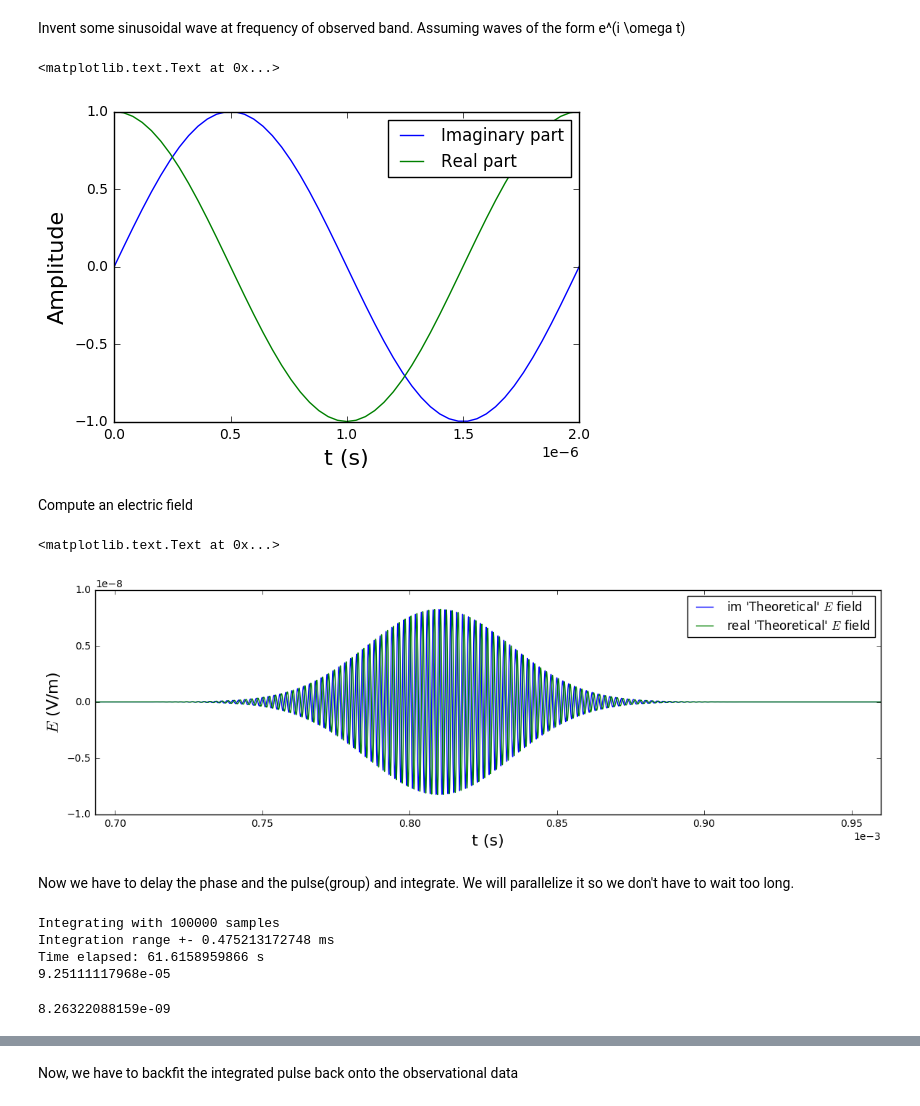
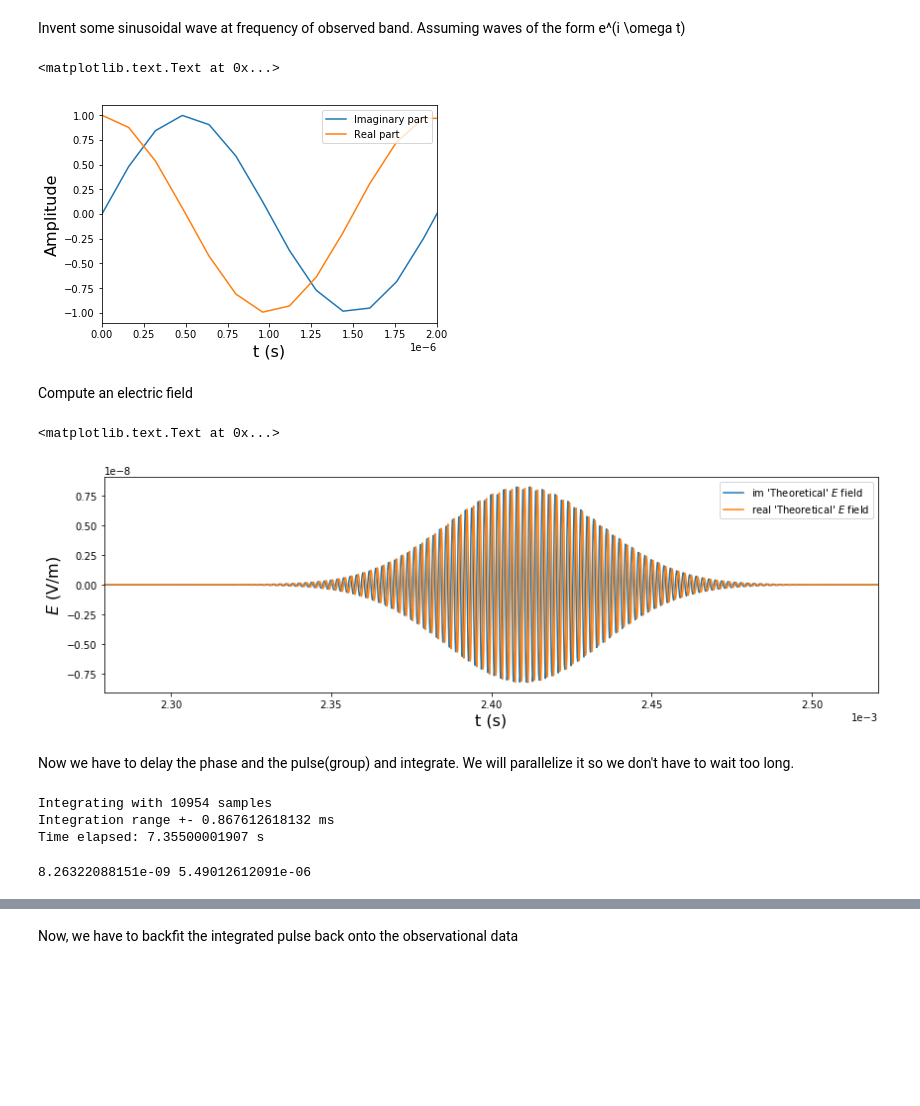
Before and after one commit to quantumfx/binary-lens, a Jupyter notebook: lens_simulation_gauss_pulse.ipynb, the cells around one changed output, grey strips where cells are left out. Drawn from its saved outputs; the diff is of its cells as text; code cells hidden in the pictures; blank space fills up the shorter version.

Commit message:
Added some integration calibration plot. Changing tau_str should work now

```diff
--- a/lens_simulation_gauss_pulse.ipynb
+++ b/lens_simulation_gauss_pulse.ipynb
@@ -8,7 +8,8 @@ from time import time
 # %% [markdown]
 Function definitions and some other parameters
 # %%
-n = 40000 # 1 sample is 1/n*1.6ms, 1e7 to resolve 311Mhz
+res = 10000 # 1 sample is 1/res*1.6ms, 1e7 to resolve 311Mhz
+n = 3 * res # grid size, total time
 
 #freq = 311.25 # MHz, observed band
 freq = 0.5 # Test, easier on computation
@@ -19,20 +20,14 @@ p_spin *= 1e-3 #ms to s
 
 p_phase = 1./freq # s, E field oscillation period
 R = 6.273 # s, pulsar-companion distance
+gradient = 30.0e-5/0.12
 
-intime = p_spin/n # sample -> time in s conversion factor
-insample = n/p_spin # time in s -> samples conversion factor
+intime = p_spin/res # sample -> time in s conversion factor
+insample = res/p_spin # time in s -> samples conversion factor
 
-# x in the following functions should be in s
+ipulsar = n/2 # Pulsar position for the geometric delay, will be scanned through
 
-def tau_str(x):
-    return 1e-5
-def tau_geom(x):
-    return x**2/(2.*R)
-def tau_phase(x):
-    return -tau_str(x) + tau_geom(x)
-def tau_group(x):
-    return tau_str(x) + tau_geom(x)
+t = np.linspace(0., n*intime, n) #time array
 
 # Gaussian for fitting
 def gaussian(x,a,b,c):
@@ -44,7 +66,7 @@ Load a mean pulse profile for B1957+20, and fit a gaussian to the main pulse
 mean_profile = np.load('mean_profile.npy')
 
 meanprof_Jy = (mean_profile / np.median(mean_profile) - 1) * 12.
-x = np.arange(1000)
-popt, pcov = curve_fit(gaussian, x, meanprof_Jy, bounds=([-np.inf,-np.inf,800.],[np.inf,np.inf,890.]))
+xarr = np.arange(1000)
+popt, pcov = curve_fit(gaussian, xarr, meanprof_Jy, bounds=([-np.inf,-np.inf,800.],[np.inf,np.inf,890.]))
 # %%
 plt.plot(meanprof_Jy, label="Mean profile")
@@ -60,13 +82,13 @@ plt.ylim(-.1, 0.8)
 # %% [markdown]
 Isolate the main pulse, sqrt it, and center
 # %%
-x = np.arange(n)
+xarr = np.arange(n)
 
 pulse_params = popt
-pulse_params[1] *= n/1000 # resizing the width to current gridsize
+pulse_params[1] *= res/1000 # resizing the width to current gridsize
 pulse_params[2] = n/2 # centering
 
-pulse_ref = gaussian(x, *pulse_params)
+pulse_ref = gaussian(xarr, *pulse_params)
 envel_ref = np.sqrt(pulse_ref)
 # %%
 plt.plot(envel_ref, label="sqrt of the fitted gaussian")
@@ -82,7 +104,6 @@ plt.ylim(-.1, 0.8)
 Invent some sinusoidal wave at frequency of observed band. Assuming waves of the form e^(i \omega t)
 # %%
 angular_freq = 2*np.pi*freq
-t = np.linspace(0., p_spin, n)
 phase_ref = np.exp(1j*angular_freq*t)
 # %%
 plt.plot(t, phase_ref.imag, label="Imaginary part")
@@ -94,7 +115,7 @@ plt.xlabel('t (s)', fontsize=16)
 plt.ylabel(r'Amplitude', fontsize=16)
 # %% [output]
 <matplotlib.text.Text at 0x...>
-[figure, old version]
+[figure, new version]
 # %% [markdown]
 Compute an electric field
 # %%
@@ -108,16 +129,16 @@ E_field_ref = np.roll(E_field_ref, (int)(1e-5*insample))
 # %%
 plt.figure(figsize=(14,4))
 #plt.plot(t, np.abs(E_field_ref), label="\'Theoretical\' $E$ field")
 plt.plot(t, np.real(E_field_ref), label="im \'Theoretical\' $E$ field")
 plt.plot(t, np.imag(E_field_ref), label="real \'Theoretical\' $E$ field")
 plt.ticklabel_format(style='sci', axis='both', scilimits=(0,0))
-plt.xlim((n/2-n/15)*intime,(n/2+n/10)*intime)
+plt.xlim((n/2-7*pulse_params[1])*intime,(n/2+7*pulse_params[1])*intime)
 plt.legend(loc="best")
 plt.xlabel('t (s)', fontsize=16)
 plt.ylabel(r'$E$ (V/m)', fontsize=16)
 # %% [output]
 <matplotlib.text.Text at 0x...>
-[figure, old version]
+[figure, new version]
 # %% [markdown]
 Now we have to delay the phase and the pulse(group) and integrate. We will parallelize it so we don't have to wait too long.
 # %%
@@ -142,17 +185,16 @@ print 'Integration range +-', lim*intime*np.sqrt(1.0e-3)*1e3, 'ms'
 tick = time()
 for i in int_domain:
     E_tot += delay_field(i)
+    #print (int)(tau_phase(i*intime)*insample), (int)(tau_group(i*intime)*insample)
 
 print 'Time elapsed:', time() - tick, 's'
-print np.amax(np.abs(E_tot))
 # %% [output]
-Integrating with 100000 samples
-Integration range +- 0.475213172748 ms
-Time elapsed: 61.6158959866 s
-9.25111117968e-05
+Integrating with 10954 samples
+Integration range +- 0.867612618132 ms
+Time elapsed: 7.35500001907 s
 # %%
-print np.amax(np.abs(E_field_ref))
+print np.amax(np.abs(E_field_ref)), np.amax(np.abs(E_tot))
 # %% [output]
-8.26322088159e-09
+8.26322088151e-09 5.49012612091e-06
 # %%
 # This parallelizes really terribly for some reason.... Maybe take a look later.
```
Also changed, not shown: parts of 9 cells of this notebook, 5 other files.
